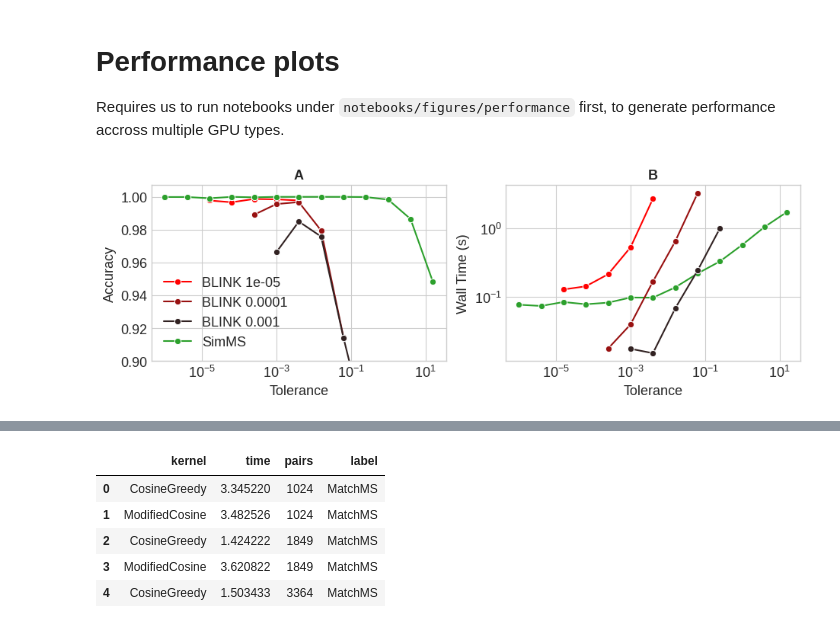
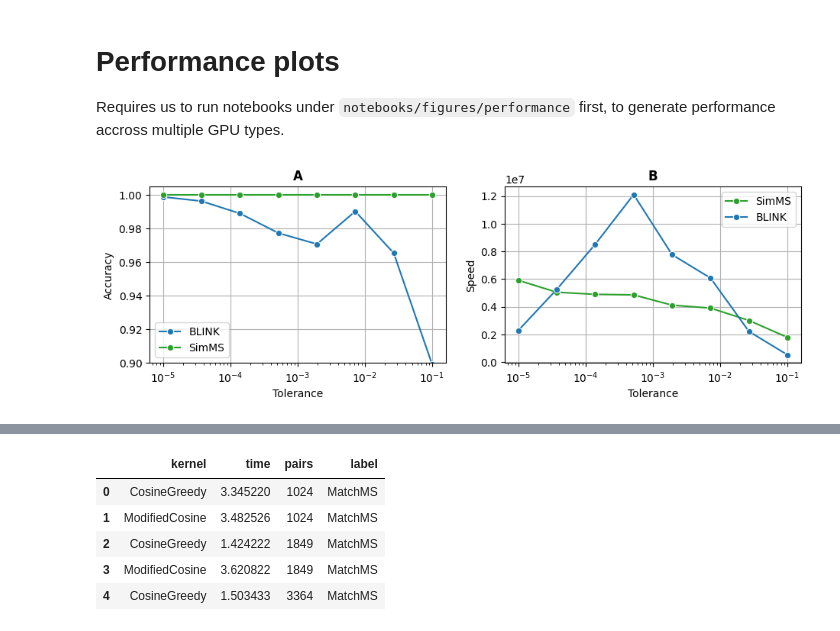
Before and after one commit to PangeAI/SimMS, a Jupyter notebook: notebooks/figures/make_figures.ipynb, the cells around one changed output, grey strips where cells are left out. Drawn from its saved outputs; the diff is of its cells as text; code cells hidden in the pictures.

Commit message:
Update BLINK benchmark

```diff
--- a/notebooks/figures/make_figures.ipynb
+++ b/notebooks/figures/make_figures.ipynb
@@ -68,7 +68,7 @@ plotting_style = {
     "figure.titlesize": "medium",
 }
 
-plt.style.use(plotting_style)
+# plt.style.use(plotting_style)
 assert cuda.is_available()
 # %% [markdown]
 We define the limits for variables under investigation for the plots.
@@ -656,18 +686,20 @@ fig, axs = plt.subplot_mosaic(
     figsize=(11, 3),
     # sharex=True,
 )
+
 prop_cycle = plt.rcParams["axes.prop_cycle"]
 colors = list(prop_cycle.by_key()["color"])
-perf_df["Bin Width"] = "BLINK " + perf_df.blink_bin_width.astype(str)
+# perf_df["Bin Width"] = "BLINK " + perf_df.blink_bin_width.astype(str)
 gp = perf_df.groupby("method")
 plt.sca(axs["a"])
 sns.lineplot(
     gp.get_group("blink"),
     x="tolerance",
     y="acc",
-    hue="Bin Width",
+    # hue="Bin Width",
     palette="dark:r_r",
     marker="o",
+    label="BLINK",
 )
 plt.legend()
 sns.lineplot(
@@ -677,37 +709,40 @@ sns.lineplot(
     color=colors[2],
     marker="o",
     label="SimMS",
 )
 plt.title("A", fontweight="bold")
 plt.xscale("log")
 plt.ylim([0.8999, None])
 plt.ylabel("Accuracy")
 plt.xlabel("Tolerance")
+plt.grid(True, "major")
 
 plt.sca(axs["b"])
 sns.lineplot(
     gp.get_group("simms"),
     x="tolerance",
-    y="time",
+    y="speed",
     color=colors[2],
     marker="o",
     label="SimMS",
 )
 sns.lineplot(
     gp.get_group("blink"),
     x="tolerance",
-    y="time",
-    hue="Bin Width",
+    y="speed",
+    # hue="Bin Width",
     palette="dark:r_r",
     marker="o",
+    label="BLINK",
 )
-plt.legend([])
+# plt.legend([])
 plt.title("B", fontweight="bold")
 plt.xscale("log")
-plt.yscale("log")
+# plt.yscale("log")
 plt.xlabel("Tolerance")
-plt.ylabel("Wall Time (s)")
+plt.ylabel("Speed")
+plt.grid(True, "major")
 
 plt.savefig("vs_blink.png", bbox_inches="tight", dpi=200)
 # %% [output]
-[figure, old version]
+[figure, new version]
```
Also changed, not shown: parts of 2 cells of this notebook.
